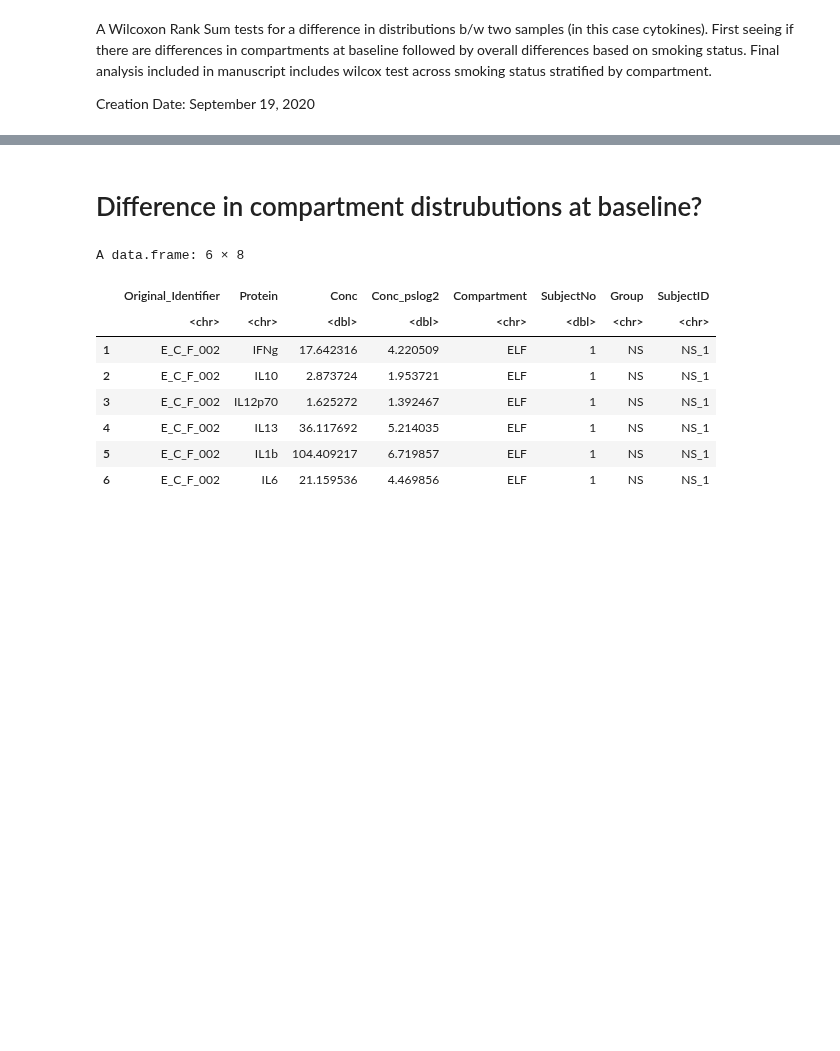
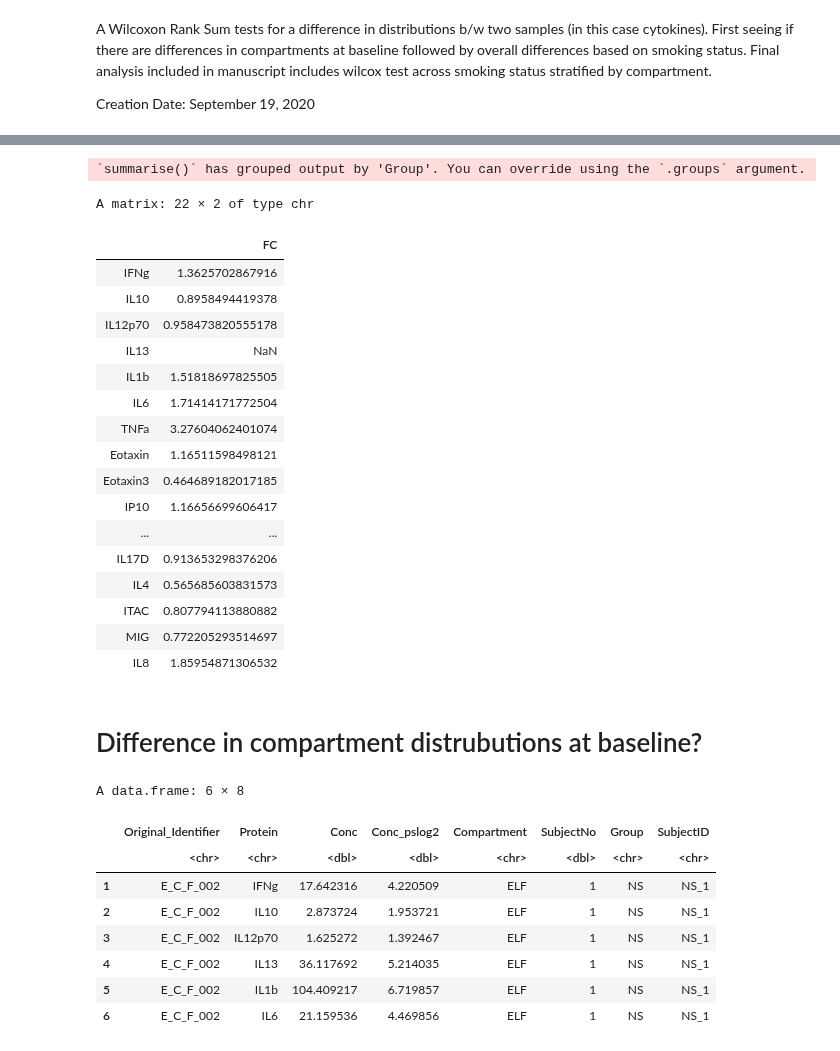
Before and after one commit to Ragerlab/Script_for_Cytokine-Signature-Clusters-as-a-Tool-to-Compare-Changes-associated-with-Tobacco-Product-, a Jupyter notebook: Individual Cytokine Analysis/Cytokine Distribution Comparison (Table S2).ipynb, the cells around one changed output, grey strips where cells are left out. Saved outputs shown, nothing was run; the diff lists cells and outputs as text; code cells hidden in the pictures; blank space fills up the shorter version.

```diff
--- a/Individual Cytokine Analysis/Cytokine Distribution Comparison (Table S2).ipynb
+++ b/Individual Cytokine Analysis/Cytokine Distribution Comparison (Table S2).ipynb
@@ -32,6 +32,36 @@ Attaching package: ‘reshape2’
 The following object is masked from ‘package:tidyr’:
 
     smiths
+# %%
+#just getting FC for thesis
+a = data_df %>%
+    filter(Compartment == "Sputum", Group != "Ecig") %>% #maybe filter for only IL6
+    select(Protein, Conc_pslog2, Group) %>%
+    group_by(Group, Protein) %>%
+    summarize(Avg_cytokine_conc = mean(Conc_pslog2)) %>%
+    group_split()
+FC = a[[1]]$Avg_cytokine_conc/a[[2]]$Avg_cytokine_conc #calculating FC to get directionality
+cbind(unique(data_df$Protein),FC)
+# %% [output]
+`summarise()` has grouped output by 'Group'. You can override using the `.groups` argument.
+A matrix: 22 × 2 of type chr
+|  | FC |
+| IFNg | 1.3625702867916 |
+| IL10 | 0.8958494419378 |
+| IL12p70 | 0.958473820555178 |
+| IL13 | NaN |
+| IL1b | 1.51818697825505 |
+| IL6 | 1.71414171772504 |
+| TNFa | 3.27604062401074 |
+| Eotaxin | 1.16511598498121 |
+| Eotaxin3 | 0.464689182017185 |
+| IP10 | 1.16656699606417 |
+| ... | ... |
+| IL17D | 0.913653298376206 |
+| IL4 | 0.565685603831573 |
+| ITAC | 0.807794113880882 |
+| MIG | 0.772205293514697 |
+| IL8 | 1.85954871306532 |
 # %% [markdown]
 # Difference in compartment distrubutions at baseline?
 # %%
```
Also changed, not shown: parts of 1 cell of this notebook.
